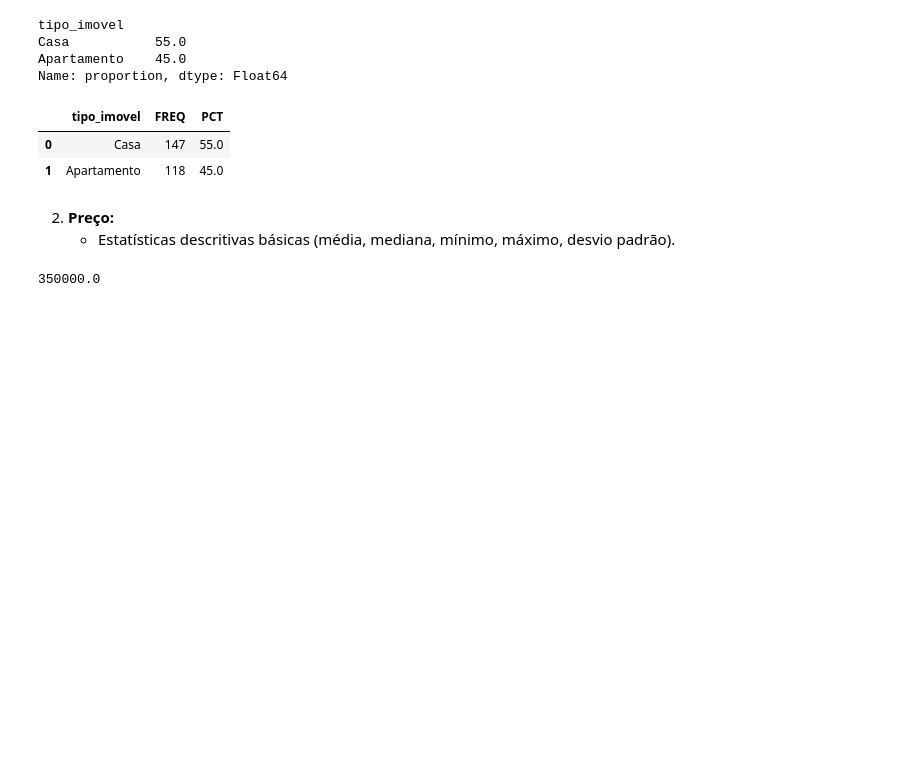
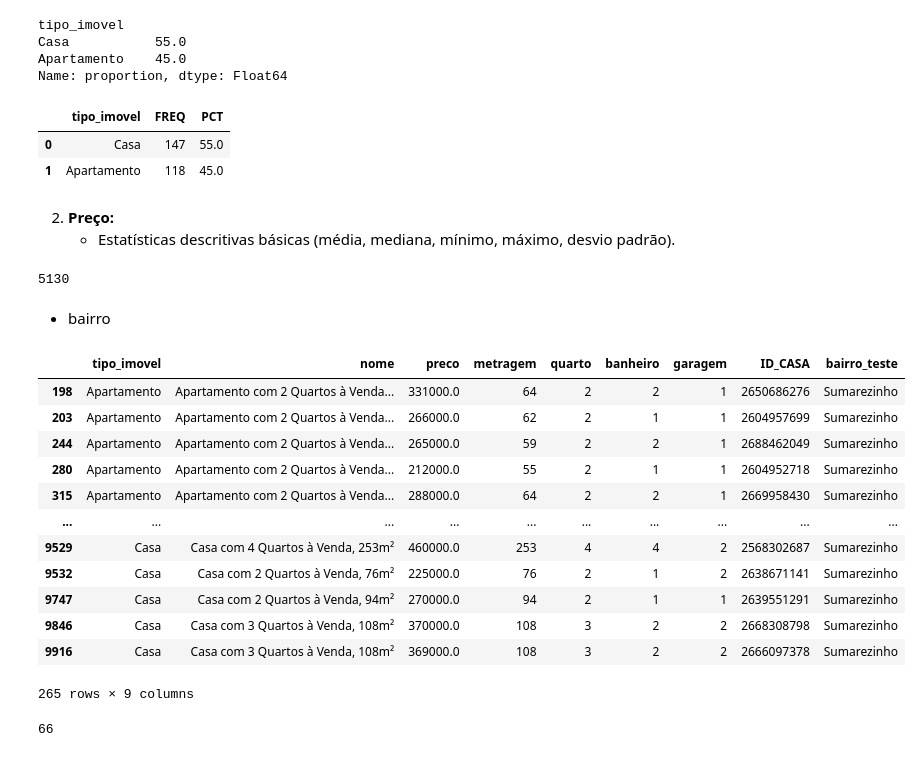
Before and after one commit to rodrigorocha1/extracao_viva_real_selenium, a Jupyter notebook: notebooks_exemplo/visualizacao.ipynb, the cells around one changed output. Drawn from its saved outputs; the diff is of its cells as text; code cells hidden in the pictures; blank space fills up the shorter version.

```diff
--- a/notebooks_exemplo/visualizacao.ipynb
+++ b/notebooks_exemplo/visualizacao.ipynb
@@ -89,10 +89,11 @@ minimo = base_original['preco'].min()
 maximo = base_original['preco'].max()
 moda = base_original['preco'].mode()[0]
 dp = base_original['preco'].std()
-# %%
-moda[0]
-# %% [output]
-350000.0
+# %%
+maximo = base_original.shape[0] // 3
+maximo
+# %% [output]
+5130
 # %%
 import plotly.graph_objects as go
 import statistics
@@ -119,3 +119,24 @@ linha_x = [moda, moda]
 fig.add_trace(go.Scatter(x=linha_x, y=linha_y, mode='lines', name='moda'))
 fig.update_layout(bargap=0.1)
 fig.show()
+# %% [markdown]
+- bairro
+# %%
+bairro = 'Sumarezinho'
+
+base_original = base_original.query(f'bairro_teste == "{bairro}"')
+base_original
+# %% [output]
+|  | tipo_imovel | nome | preco | metragem | quarto | banheiro | garagem | ID_CASA | bairro_teste |
+| 198 | Apartamento | Apartamento com 2 Quartos à Venda... | 331000.0 | 64 | 2 | 2 | 1 | 2650686276 | Sumarezinho |
+| 203 | Apartamento | Apartamento com 2 Quartos à Venda... | 266000.0 | 62 | 2 | 1 | 1 | 2604957699 | Sumarezinho |
+| 244 | Apartamento | Apartamento com 2 Quartos à Venda... | 265000.0 | 59 | 2 | 2 | 1 | 2688462049 | Sumarezinho |
+| 280 | Apartamento | Apartamento com 2 Quartos à Venda... | 212000.0 | 55 | 2 | 1 | 1 | 2604952718 | Sumarezinho |
+| 315 | Apartamento | Apartamento com 2 Quartos à Venda... | 288000.0 | 64 | 2 | 2 | 1 | 2669958430 | Sumarezinho |
+| ... | ... | ... | ... | ... | ... | ... | ... | ... | ... |
+| 9529 | Casa | Casa com 4 Quartos à Venda, 253m² | 460000.0 | 253 | 4 | 4 | 2 | 2568302687 | Sumarezinho |
+| 9532 | Casa | Casa com 2 Quartos à Venda, 76m² | 225000.0 | 76 | 2 | 1 | 2 | 2638671141 | Sumarezinho |
+| 9747 | Casa | Casa com 2 Quartos à Venda, 94m² | 270000.0 | 94 | 2 | 1 | 1 | 2639551291 | Sumarezinho |
+| 9846 | Casa | Casa com 3 Quartos à Venda, 108m² | 370000.0 | 108 | 3 | 2 | 2 | 2668308798 | Sumarezinho |
+| 9916 | Casa | Casa com 3 Quartos à Venda, 108m² | 369000.0 | 108 | 3 | 2 | 2 | 2666097378 | Sumarezinho |
+265 rows × 9 columns
@@ -121,0 +150,5 @@ fig.show()
+# %%
+maximo = base_original.shape[0] // 4
+maximo
+# %% [output]
+66
```
Also changed, not shown: parts of 3 cells of this notebook.
